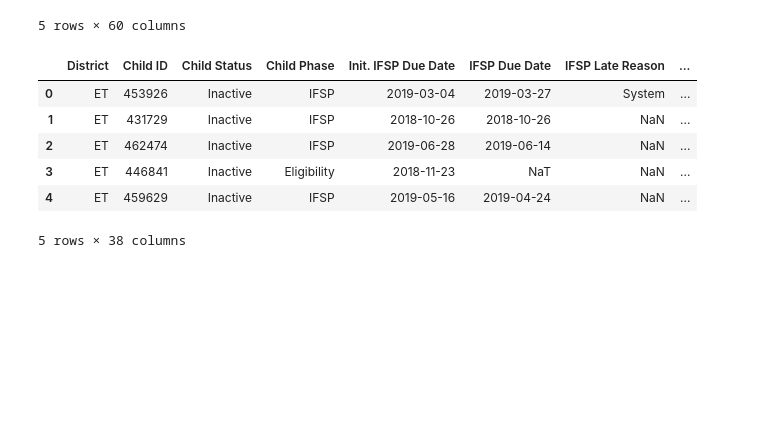
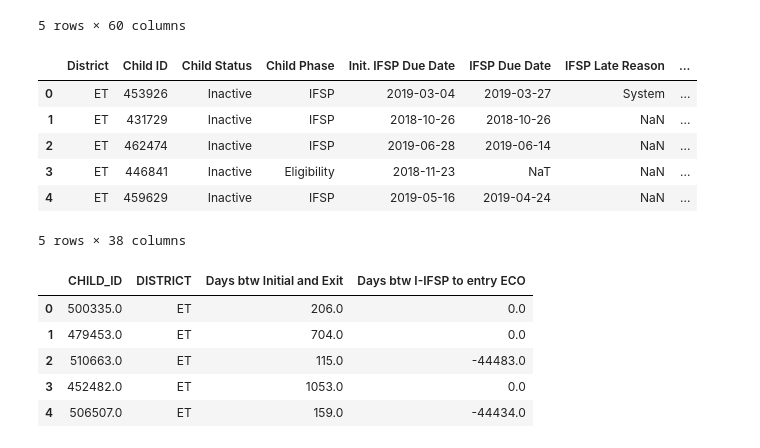
Before and after one commit to NSS-Data-Analytics-Cohort-7/didd-newbalancesonthebloc, a Jupyter notebook: Notebook/newbalancesonthebloc.ipynb, the cells around one changed output. Saved outputs shown, nothing was run; the diff lists cells and outputs as text; code cells hidden in the pictures; blank space fills up the shorter version.

```diff
--- a/Notebook/newbalancesonthebloc.ipynb
+++ b/Notebook/newbalancesonthebloc.ipynb
@@ -6,8 +6,8 @@ import seaborn as sns
 
 %matplotlib inline
 # %%
-eco_21_22_exit = pd.read_excel("../Data/TEIS-NSS Project Data 10-2022.xlsx", sheet_name="ECO with Exit21-22")
-eco_21_22_exit.head()
+eco_21_22_exit1 = pd.read_excel("../Data/TEIS-NSS Project Data 10-2022.xlsx", sheet_name="ECO with Exit21-22")
+eco_21_22_exit1.head()
 # %% [output]
 |  | DISTRICT | CHILD_ID | ECO_Entry_DATE | Ent SOCIAL_SCALE | Ent KNOWLEDGE_SCALE | Ent APPROPRIATE_ACTION_SCALE | ... |
 | 0 | ET | 500335.0 | 2021-04-23 | 5.0 | 3.0 | 4.0 | ... |
@@ -27,3 +27,13 @@ eco_21_22_data.head()
 | 3 | ET | 446841 | Inactive | Eligibility | 2018-11-23 | NaT | NaN | ... |
 | 4 | ET | 459629 | Inactive | IFSP | 2019-05-16 | 2019-04-24 | NaN | ... |
 5 rows × 38 columns
+# %%
+eco_21_22_exit=eco_21_22_exit1[['CHILD_ID','DISTRICT','Days btw Initial and Exit','Days btw I-IFSP to entry ECO']]
+eco_21_22_exit.head()
+# %% [output]
+|  | CHILD_ID | DISTRICT | Days btw Initial and Exit | Days btw I-IFSP to entry ECO |
+| 0 | 500335.0 | ET | 206.0 | 0.0 |
+| 1 | 479453.0 | ET | 704.0 | 0.0 |
+| 2 | 510663.0 | ET | 115.0 | -44483.0 |
+| 3 | 452482.0 | ET | 1053.0 | 0.0 |
+| 4 | 506507.0 | ET | 159.0 | -44434.0 |
```
Also changed, not shown: parts of 13 cells of this notebook.
